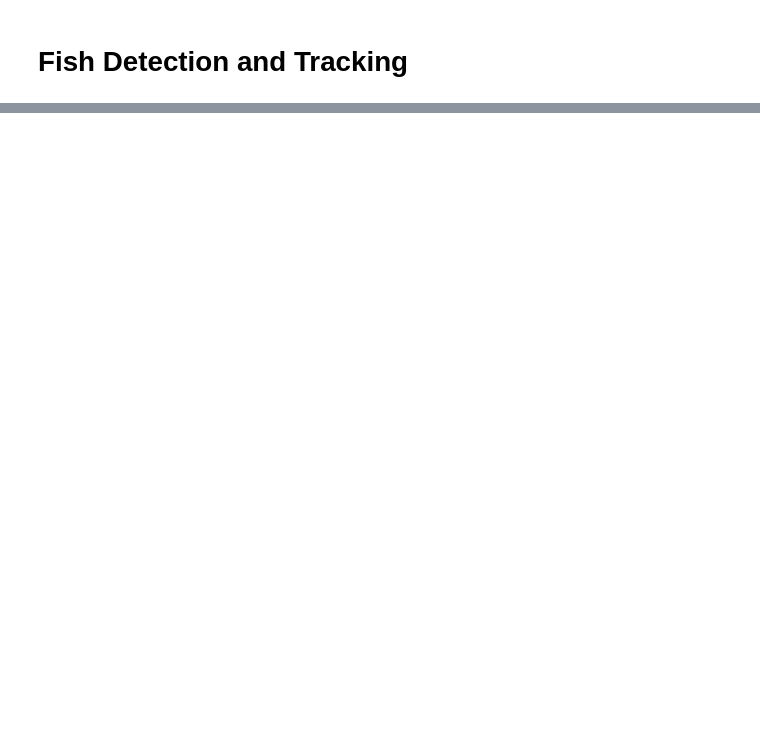
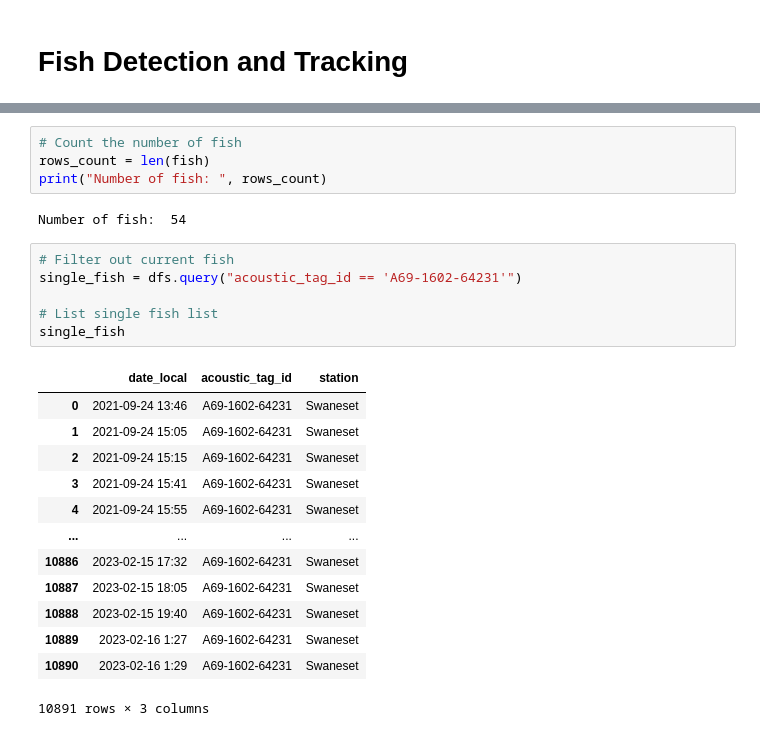
Before and after one commit to stmorgan/whitesturgeonproject, a Jupyter notebook: FishDetection.ipynb, the cells around one changed output, grey strips where cells are left out. Cells and saved outputs as stored; diff of their text form; blank space fills up the shorter version.

```diff
--- a/FishDetection.ipynb
+++ b/FishDetection.ipynb
@@ -30,0 +88,26 @@ array(['A69-1602-64231', 'A69-1602-64232', 'A69-1602-64234',
+# %%
+# Count the number of fish
+rows_count = len(fish)
+print("Number of fish: ", rows_count)
+# %% [output]
+Number of fish:  54
+# %%
+# Filter out current fish
+single_fish = dfs.query("acoustic_tag_id == 'A69-1602-64231'")
+
+# List single fish list
+single_fish
+# %% [output]
+|  | date_local | acoustic_tag_id | station |
+| 0 | 2021-09-24 13:46 | A69-1602-64231 | Swaneset |
+| 1 | 2021-09-24 15:05 | A69-1602-64231 | Swaneset |
+| 2 | 2021-09-24 15:15 | A69-1602-64231 | Swaneset |
+| 3 | 2021-09-24 15:41 | A69-1602-64231 | Swaneset |
+| 4 | 2021-09-24 15:55 | A69-1602-64231 | Swaneset |
+| ... | ... | ... | ... |
+| 10886 | 2023-02-15 17:32 | A69-1602-64231 | Swaneset |
+| 10887 | 2023-02-15 18:05 | A69-1602-64231 | Swaneset |
+| 10888 | 2023-02-15 19:40 | A69-1602-64231 | Swaneset |
+| 10889 | 2023-02-16 1:27 | A69-1602-64231 | Swaneset |
+| 10890 | 2023-02-16 1:29 | A69-1602-64231 | Swaneset |
+10891 rows × 3 columns
```
Also changed, not shown: parts of 12 cells of this notebook.
